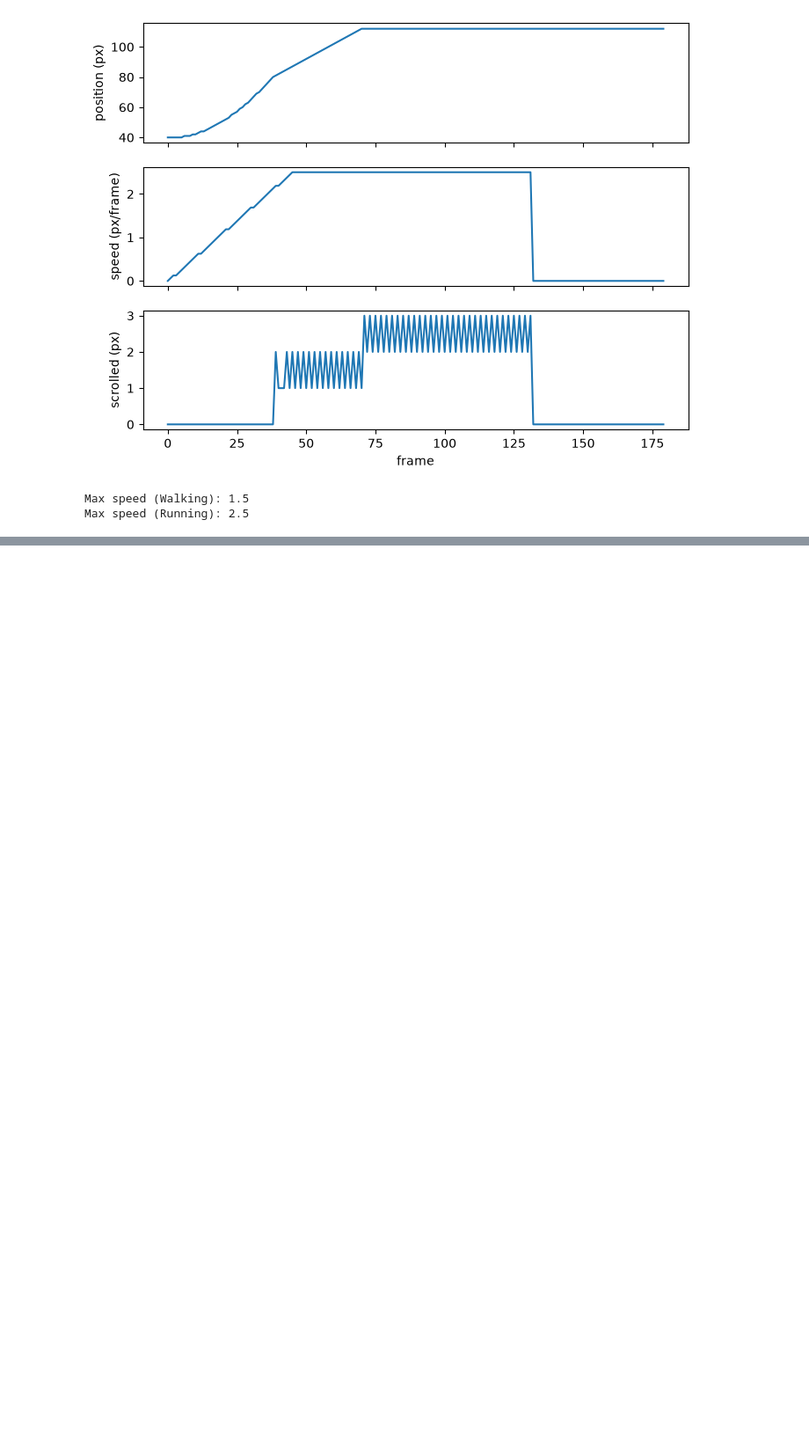
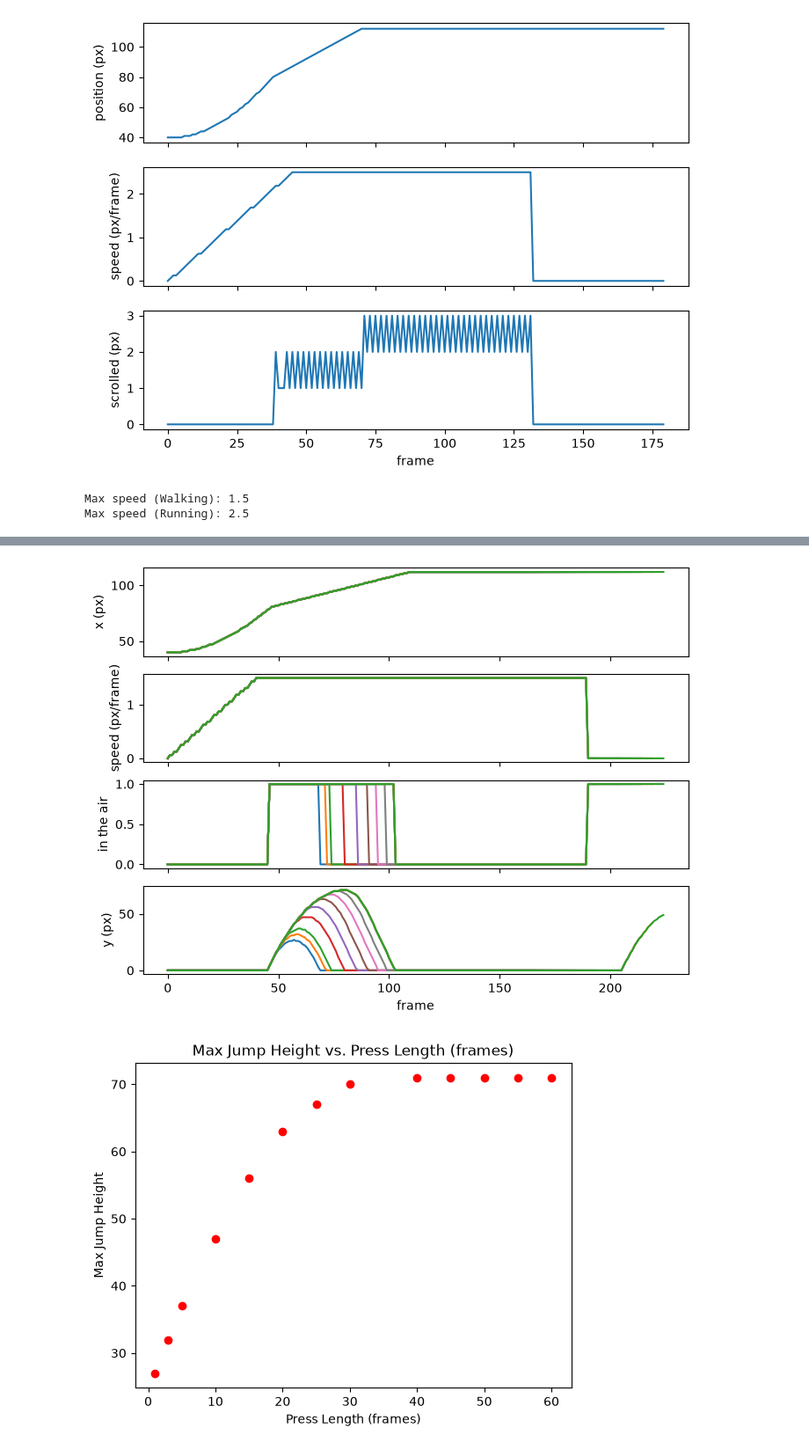
Before and after one commit to BottomUpAI/notebooks, a Jupyter notebook: nes/00-meet-mario.ipynb, the cells around one changed output, grey strips where cells are left out. Shown at 88% size. Cells and saved outputs as stored; diff of their text form; code cells hidden in the pictures; blank space fills up the shorter version.

```diff
--- a/nes/00-meet-mario.ipynb
+++ b/nes/00-meet-mario.ipynb
@@ -112,3 +168,36 @@ Max speed (Running): 2.5
 # %%
-# 4
+# 4. Jumping. Add gs.A partway through. Watch FLOAT and Y. Does a longer press jump higher?
+rams = []
+a_lengths = [1, 3, 5, 10, 15, 20, 25, 30, 40, 45, 50, 55, 60]
+
+for a_frames in a_lengths:
+    nes.load(start)
+    ram = nes.play(held(gs.RIGHT, 45, gs.RIGHT | gs.A, a_frames, gs.RIGHT, 120), pictures=False)
+    rams.append(ram)
+
+ground_y = int(rams[0][0, Y])
+fig, ax = plt.subplots(4, 1, figsize=(8, 6), sharex=True)
+for i in range(len(rams)):
+    ram = rams[i]
+    ax[0].plot(ram[:, POSITION]);
+    ax[1].plot(ram[:, SPEED].astype(np.int8) / 16);
+    ax[2].plot(ram[:, FLOAT]);
+    ax[3].plot(ground_y - ram[:, Y]);
+
+ax[0].set_ylabel("x (px)")
+ax[1].set_ylabel("speed (px/frame)")
+ax[2].set_ylabel("in the air")
+ax[3].set_ylabel("y (px)")
+ax[3].set_xlabel("frame")
+plt.show()
+
+data = [ground_y - ys.min() for ys in [ram[:, Y] for ram in rams]]
+fig = plt.plot(a_lengths, data, marker='o', linestyle='', color='red', label='Y')
+plt.xlabel('Press Length (frames)')
+plt.ylabel('Max Jump Height')
+plt.title('Max Jump Height vs. Press Length (frames)')
+plt.show()
+# %% [output]
+[figure, added]
+[figure, added]
 # %%
```
Also changed, not shown: parts of 4 cells of this notebook.
